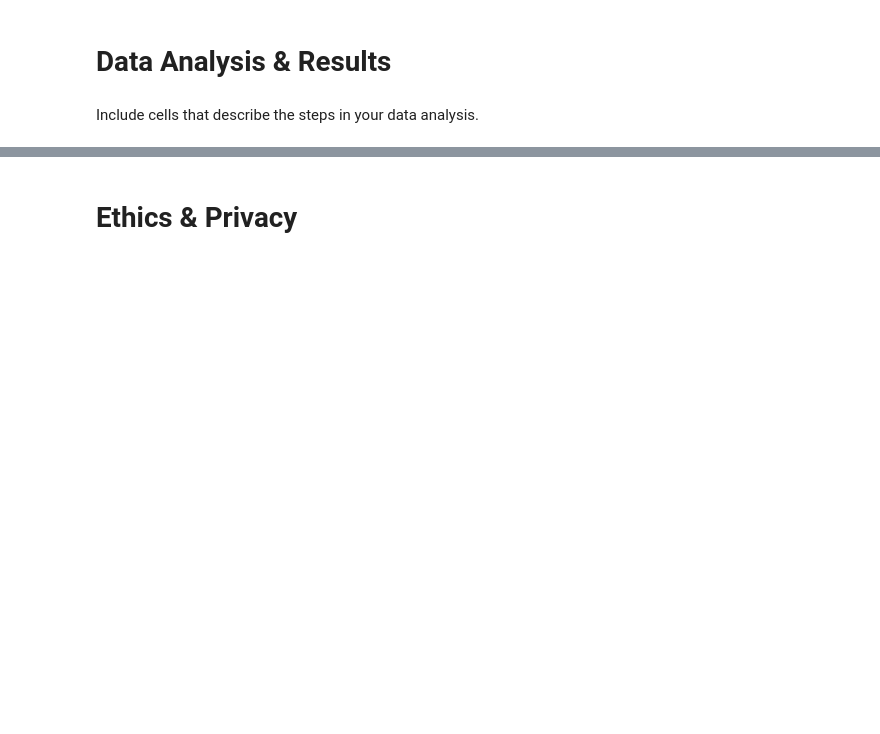
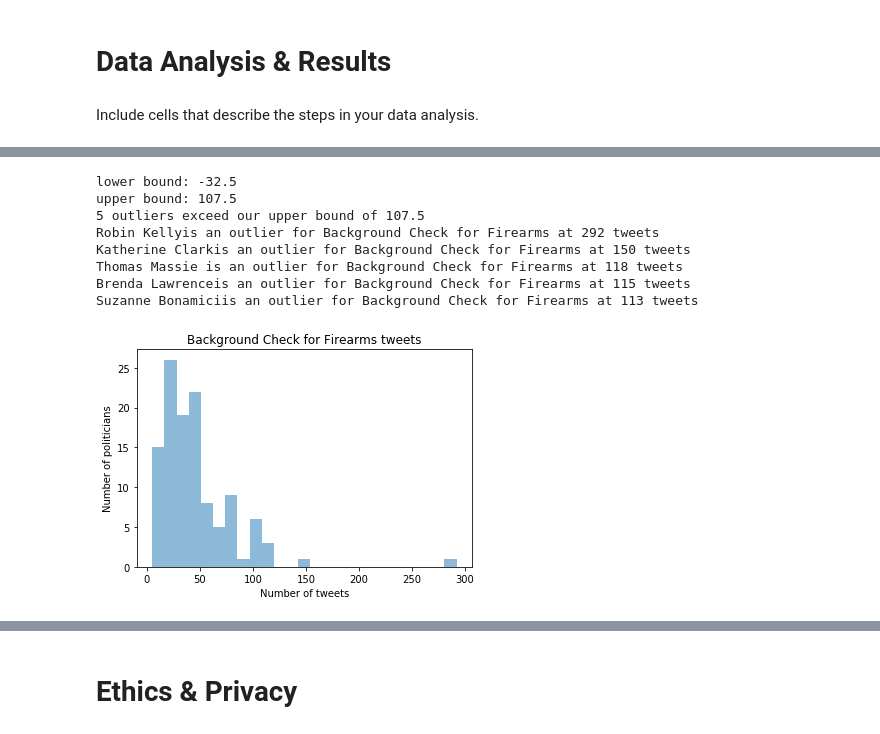
Before and after one commit to annsudhart/politician-tweet-analysis, a Jupyter notebook: data_collection.ipynb, the cells around one changed output, grey strips where cells are left out. Drawn from its saved outputs; the diff is of its cells as text; code cells hidden in the pictures; blank space fills up the shorter version.

```diff
--- a/data_collection.ipynb
+++ b/data_collection.ipynb
@@ -384,3 +390,6 @@ Include cells that describe the steps in your data analysis.
 # %%
 ## YOUR CODE HERE
 ## FEEL FREE TO ADD MULTIPLE CELLS PER SECTION
+dataAnalysis = pd.read_csv('tweet_counts.csv')
+dataAnalysis
+dataAnalysis.describe()
@@ -386,0 +453,30 @@ Include cells that describe the steps in your data analysis.
+# %%
+dataAnalysis['Background Check for Firearms'].plot.hist(bins=25, alpha=0.5)
+f1 = plt.gcf()
+plt.title('Background Check for Firearms tweets')
+plt.xlabel('Number of tweets')
+plt.ylabel('Number of politicians')
+backData = dataAnalysis['Background Check for Firearms'].dropna()
+q1, q3= np.percentile(sorted(backData),[25,75])
+iqr = q3 - q1
+lower_bound = q1 -(1.5 * iqr)
+upper_bound = q3 +(1.5 * iqr)
+print("lower bound:", lower_bound)
+print("upper bound:", upper_bound)
+dataAnalysis['Background Check for Firearms'].sort_values(ascending = False)
+print("5 outliers exceed our upper bound of", upper_bound)
+print(dataAnalysis.loc[93, 'Name']+ "is an outlier for Background Check for Firearms at 292 tweets")
+print(dataAnalysis.loc[59, 'Name']+ "is an outlier for Background Check for Firearms at 150 tweets")
+print(dataAnalysis.loc[110, 'Name']+ "is an outlier for Background Check for Firearms at 118 tweets")
+print(dataAnalysis.loc[14, 'Name']+ "is an outlier for Background Check for Firearms at 115 tweets")
+print(dataAnalysis.loc[106, 'Name']+ "is an outlier for Background Check for Firearms at 113 tweets")
+# %% [output]
+lower bound: -32.5
+upper bound: 107.5
+5 outliers exceed our upper bound of 107.5
+Robin Kellyis an outlier for Background Check for Firearms at 292 tweets
+Katherine Clarkis an outlier for Background Check for Firearms at 150 tweets
+Thomas Massie is an outlier for Background Check for Firearms at 118 tweets
+Brenda Lawrenceis an outlier for Background Check for Firearms at 115 tweets
+Suzanne Bonamiciis an outlier for Background Check for Firearms at 113 tweets
+[figure, added]
```
Also changed, not shown: parts of 17 cells of this notebook.
